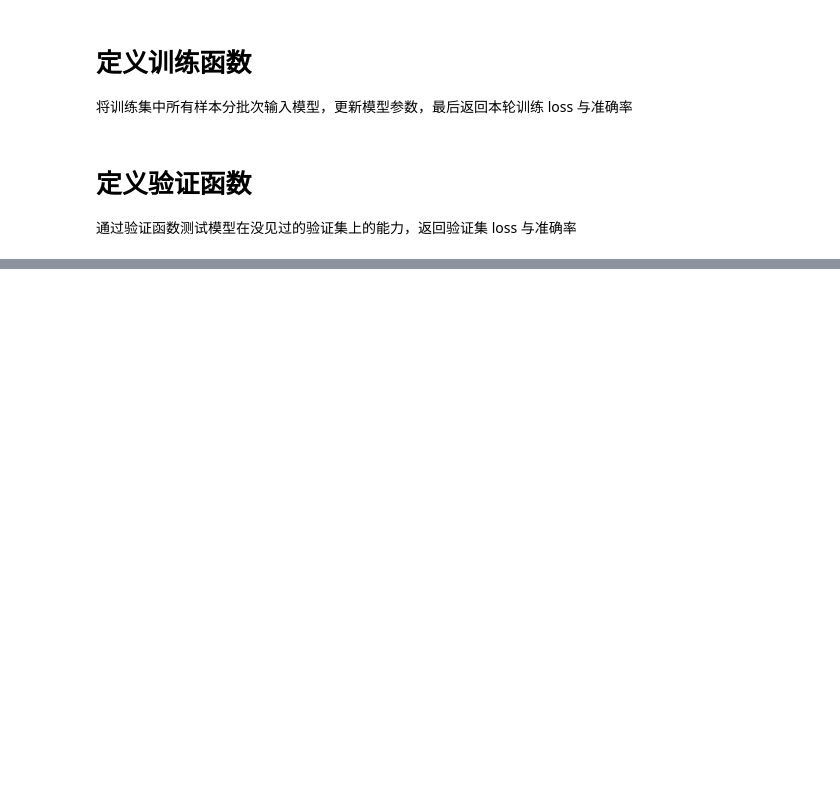
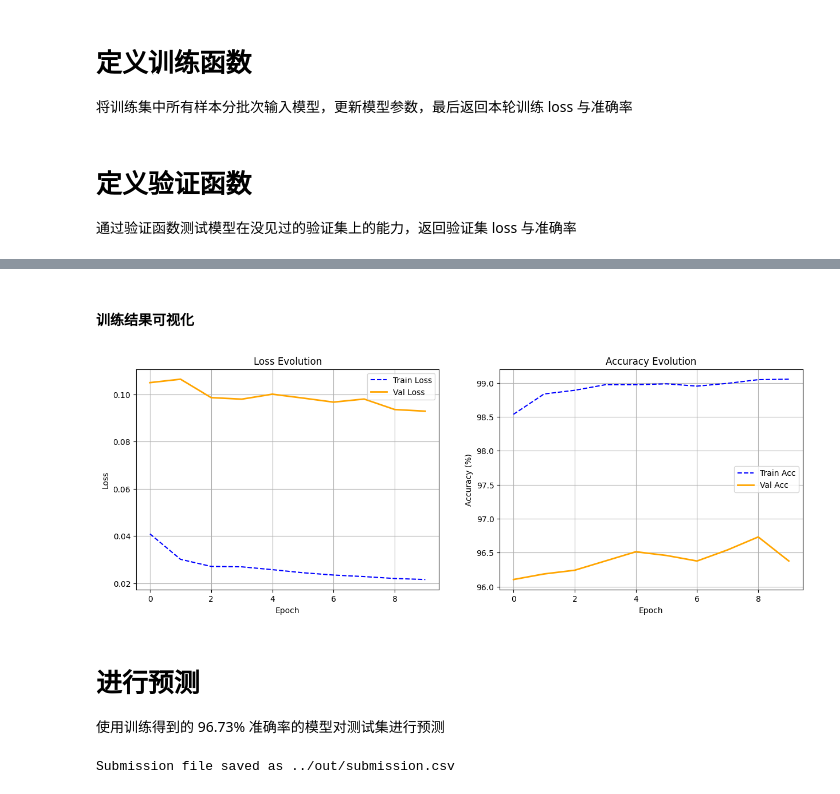
Before and after one commit to snailxxd/classify_leaves, a Jupyter notebook: src/classify_leaves.ipynb, the cells around one changed output, grey strips where cells are left out. Saved outputs shown, nothing was run; the diff lists cells and outputs as text; code cells hidden in the pictures; blank space fills up the shorter version.

Commit message:
feat: 进行预测

```diff
--- a/src/classify_leaves.ipynb
+++ b/src/classify_leaves.ipynb
@@ -158,6 +164,8 @@ Batch label shape: torch.Size([64])
 model = models.resnet50(weights='DEFAULT')
 num_ftrs = model.fc.in_features                                 # 获取最后一层全连接层的输入特征数
 model.fc = nn.Linear(num_ftrs, len(label_encoder.classes_))     # 将输出类别数改为数据集中的类别数
+
+model.load_state_dict(torch.load(os.path.join(out_path, 'best_model_95.pth')))   # 第一波训练后，加载最佳模型权重，进行微调
 
 device = torch.device('cuda' if torch.cuda.is_available() else 'cpu')
 model = model.to(device)
@@ -255,5 +265,5 @@ def validate(model, dataloader, criterion, device):
 # %%
-num_epochs = 30
+num_epochs = 10
 best_val_acc = 0.0
 history = {'train_loss': [], 'train_acc': [], 'val_loss': [], 'val_acc': []}
 
@@ -295,0 +303,59 @@ Epoch [12/20] Train Loss: 0.0949, Train Acc: 96.87% | Val Loss: 0.1645, Val Acc:
+# %% [markdown]
+#### 训练结果可视化
+# %%
+def plot_training_history(history):
+    fig, (ax1, ax2) = plt.subplots(1, 2, figsize=(15, 5))
+
+    # 绘制 Loss 曲线
+    ax1.plot(history['train_loss'], label='Train Loss', color='blue', linestyle='--')
+    ax1.plot(history['val_loss'], label='Val Loss', color='orange', linewidth=2)
+    ax1.set_title('Loss Evolution')
+    ax1.set_xlabel('Epoch')
+    ax1.set_ylabel('Loss')
+    ax1.legend()
+    ax1.grid(True)
+
+    # 绘制 Accuracy 曲线
+    ax2.plot(history['train_acc'], label='Train Acc', color='blue', linestyle='--')
+    ax2.plot(history['val_acc'], label='Val Acc', color='orange', linewidth=2)
+    ax2.set_title('Accuracy Evolution')
+    ax2.set_xlabel('Epoch')
+    ax2.set_ylabel('Accuracy (%)')
+    ax2.legend()
+    ax2.grid(True)
+
+    plt.show()
+
+plot_training_history(history)
+# %% [output]
+[figure, added]
+# %% [markdown]
+# 进行预测
+
+使用训练得到的 96.73% 准确率的模型对测试集进行预测
+# %%
+model.load_state_dict(torch.load(os.path.join(out_path, 'best_model_9673.pth')))
+model.eval()
+
+test_preds = []
+
+with torch.no_grad():
+    for images, _ in tqdm(test_loader, desc="Predicting", unit="batch"):
+        images = images.to(device)
+
+        outputs = model(images)
+        _, predicts = outputs.max(1)
+
+        test_preds.extend(predicts.cpu().numpy())
+
+# 将预测结果转换回标签
+test_labels = label_encoder.inverse_transform(test_preds)
+submission_df = pd.DataFrame({
+    'image': test_df['image'],
+    'label': test_labels
+})
+
+submission_df.to_csv(os.path.join(out_path, 'submission.csv'), index=False)
+print("Submission file saved as " + os.path.join(out_path, 'submission.csv'))
+# %% [output]
+Submission file saved as ../out/submission.csv
```
Also changed, not shown: parts of 5 cells of this notebook.
